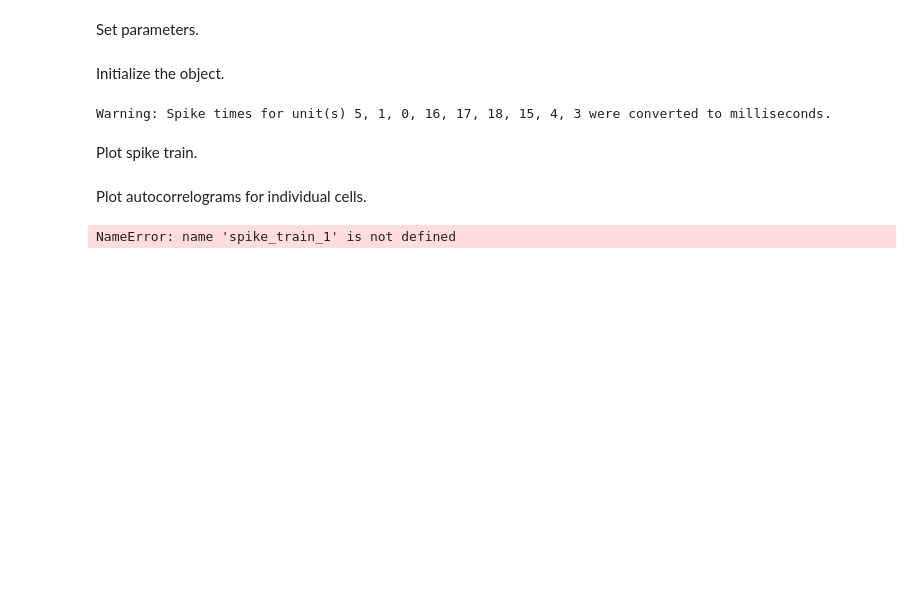
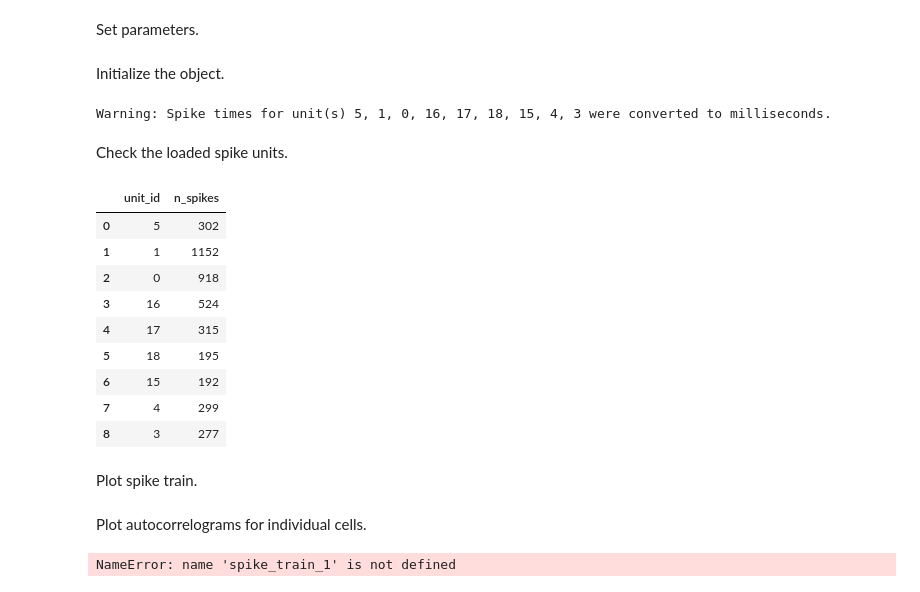
Before and after one commit to mzabolocki/SynaptiConn, a Jupyter notebook: examples/plots/plot_spiketrains_phy.ipynb, the cells around one changed output. Saved outputs shown, nothing was run; the diff lists cells and outputs as text; code cells hidden in the pictures; blank space fills up the shorter version.

Commit message:
report_spike_units

```diff
--- a/examples/plots/plot_spiketrains_phy.ipynb
+++ b/examples/plots/plot_spiketrains_phy.ipynb
@@ -45,6 +45,22 @@ Initialize the object.
 snc = synapticonn.SynaptiConn(all_units, bin_size_ms=1, max_lag_ms=100, srate=30_000, recording_length=600)
 # %% [output]
 Warning: Spike times for unit(s) 5, 1, 0, 16, 17, 18, 15, 4, 3 were converted to milliseconds.
+# %% [markdown]
+Check the loaded spike units.
+# %%
+spk_unit_report = snc.report_spike_units()
+pd.DataFrame(spk_unit_report)
+# %% [output]
+|  | unit_id | n_spikes |
+| 0 | 5 | 302 |
+| 1 | 1 | 1152 |
+| 2 | 0 | 918 |
+| 3 | 16 | 524 |
+| 4 | 17 | 315 |
+| 5 | 18 | 195 |
+| 6 | 15 | 192 |
+| 7 | 4 | 299 |
+| 8 | 3 | 277 |
 # %% [markdown]
 Plot spike train.
 # %%
```
Also changed, not shown: 1 other file.
